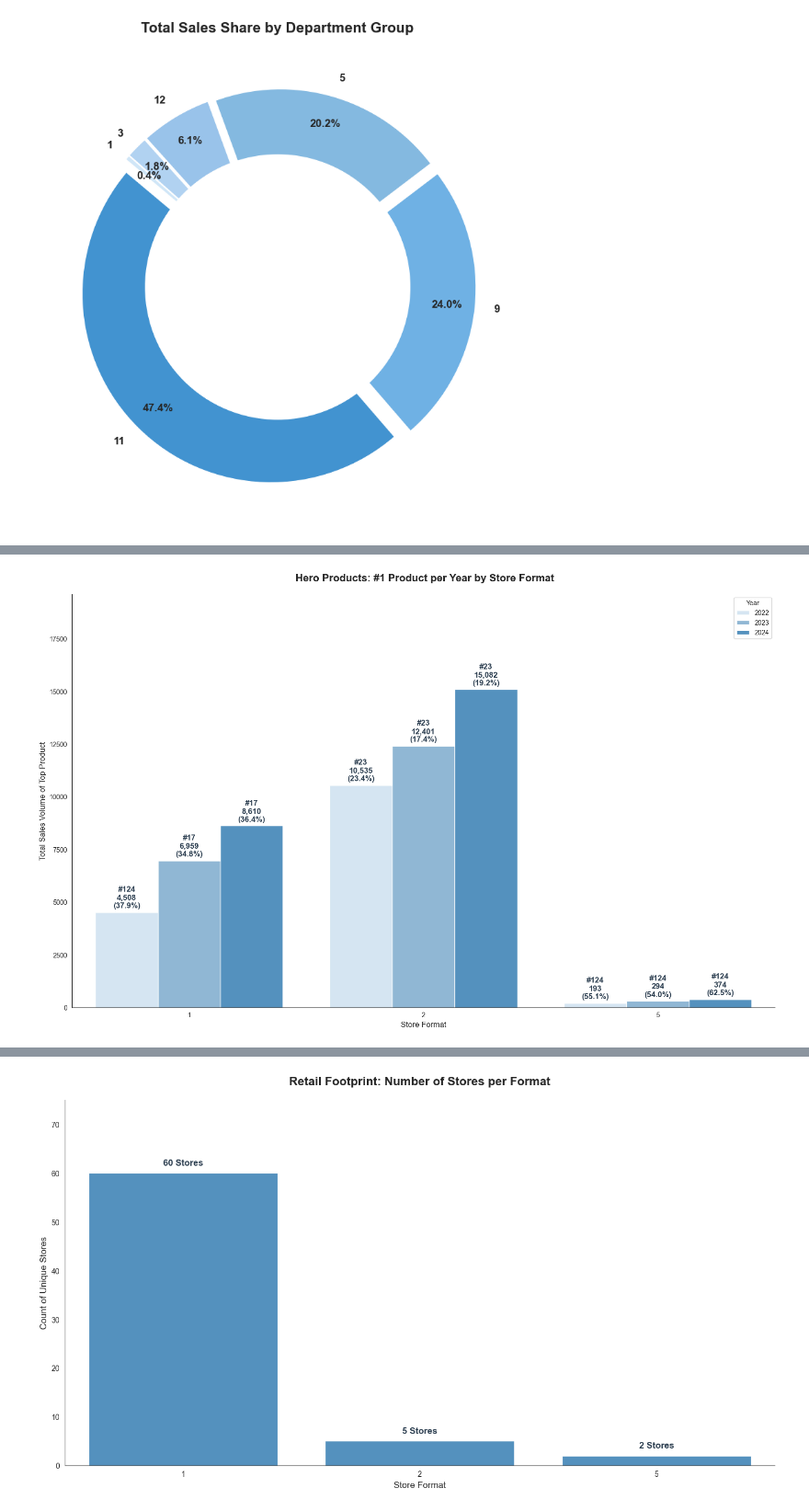
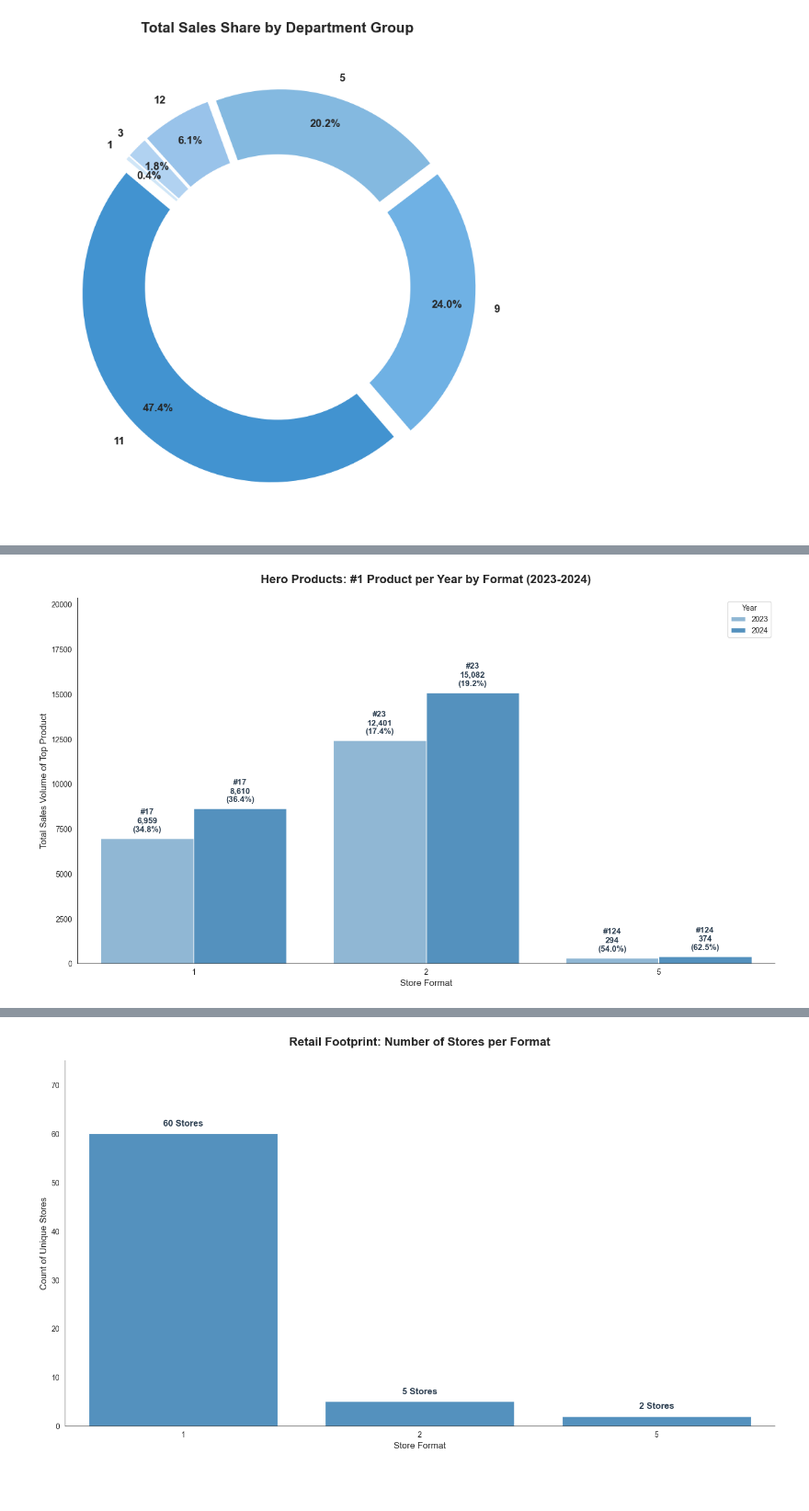
Before and after one commit to luisgrewe/StockSalesPrediction, a Jupyter notebook: salesprediction.ipynb, the cells around one changed output, grey strips where cells are left out. Shown at 92% size. Saved outputs shown, nothing was run; the diff lists cells and outputs as text; code cells hidden in the pictures; blank space fills up the shorter version.

Commit message:
Final Tuning and Modification of Plots

```diff
--- a/salesprediction.ipynb
+++ b/salesprediction.ipynb
@@ -26,6 +26,7 @@ df = data_loader.load_raw_data()
 df_train = df["train"]
 df_test = df["test"]
 target_blue = "#4293D0"
+past_blue = "#84B9E0"
 # %%
 folders = ['images', 'results']
 
@@ -115,7 +114,6 @@ display_dataset_summary_en(df_train)
 # %%
 contingency_table = pd.crosstab(df_train['format'], df_train['store_format'])
 
-target_blue = "#4293D0"
 binary_cmap = ListedColormap(['#ffffff', target_blue])
 
 plt.figure(figsize=(14, 8))
@@ -153,7 +151,7 @@ plt.show()
 # %%
 X_train_preprocessed = data_loader.preprocessing(df_train)
 X_test_preprocessed = data_loader.preprocessing(df_test)
-
+df_baseline = X_train_preprocessed[X_train_preprocessed['year'].isin([2023, 2024])].copy()
 X_train_preprocessed.dtypes
 # %% [output]
 store_number                 int64
@@ -291,7 +289,6 @@ format_variety.columns = ['store_format', 'unique_products']
 
 plt.figure(figsize=(14, 8))
 sns.set_style("white")
-target_blue = "#4293D0"
 
 ax = sns.barplot(
     data=format_variety,
@@ -501,7 +546,7 @@ plt.show()
 # %%
 # Calculate Total Sales per Format per Year (The Denominator)
 format_yearly_totals = (
-    X_train_preprocessed.groupby(['store_format', 'year'])['sales']
+    df_baseline.groupby(['store_format', 'year'])['sales']
     .sum()
     .reset_index()
     .rename(columns={'sales': 'total_format_sales'})
@@ -509,7 +554,7 @@ format_yearly_totals = (
 
 # Get the #1 product for each format and year
 yearly_heroes = (
-    X_train_preprocessed.groupby(['store_format', 'year', 'product_number'])['sales']
+    df_baseline.groupby(['store_format', 'year', 'product_number'])['sales']
     .sum()
     .reset_index()
     .sort_values(['store_format', 'year', 'sales'], ascending=[True, True, False])
@@ -521,59 +566,61 @@ top_1_per_year = top_1_per_year.merge(format_yearly_totals, on=['store_format',
 top_1_per_year['share_pct'] = (top_1_per_year['sales'] / top_1_per_year['total_format_sales']) * 100
 
 # Plotting
-plt.figure(figsize=(16, 10))
+plt.figure(figsize=(14, 8))
 sns.set_style("white")
-target_blue = "#4293D0"
 
 ax = sns.barplot(
     data=top_1_per_year,
     x='store_format',
     y='sales',
     hue='year',
-    palette=["#D0E6F7", "#84B9E0", target_blue],
-    errorbar=None
+    palette=[past_blue, target_blue],
+    errorbar=None,
+    edgecolor='white'
 )
 
+# Improved Annotation Logic for 2-Year Comparison
 for i, p in enumerate(ax.patches):
     height = p.get_height()
     if height > 0:
+        # Determine current year and format based on patch order
         num_formats = len(top_1_per_year['store_format'].unique())
         year_idx = i // num_formats
         fmt_idx = i % num_formats
 
         years_list = sorted(top_1_per_year['year'].unique())
         formats_list = top_1_per_year['store_format'].unique()
 
         current_year = years_list[year_idx]
         current_fmt = formats_list[fmt_idx]
 
         row = top_1_per_year[
             (top_1_per_year['store_format'] == current_fmt) &
             (top_1_per_year['year'] == current_year)
         ]
 
         if not row.empty:
             prod_num = row['product_number'].values[0]
             share = row['share_pct'].values[0]
 
             plt.text(p.get_x() + p.get_width() / 2.,
-                     height + (top_1_per_year['sales'].max() * 0.01),
+                     height + (top_1_per_year['sales'].max() * 0.02),
                      f'#{int(prod_num)}\n{int(height):,}\n({share:.1f}%)',
                      ha='center', va='bottom',
-                     fontsize=12, fontweight='bold', color='#2c3e50')
+                     fontsize=11, fontweight='bold', color='#2c3e50')
 
-plt.title(' Hero Products: #1 Product per Year by Store Format',
+plt.title('Hero Products: #1 Product per Year by Format (2023-2024)',
           fontsize=16, fontweight='bold', pad=20)
 plt.xlabel('Store Format', fontsize=12)
 plt.ylabel('Total Sales Volume of Top Product', fontsize=12)
 plt.legend(title='Year', loc='upper right', frameon=True)
 
-plt.ylim(0, top_1_per_year['sales'].max() * 1.3)
+plt.ylim(0, top_1_per_year['sales'].max() * 1.35)
 sns.despine()
 plt.tight_layout()
-plt.savefig('images/dynamic_yearly_heroes.png', dpi=300)
+plt.savefig('images/baseline_yearly_heroes_23_24.png', dpi=300)
 plt.show()
 # %% [output]
-[figure, old version]
+[figure, new version]
 # %%
 dept_yearly_totals = (
```
Also changed, not shown: parts of 15 cells of this notebook, 23 other files.
